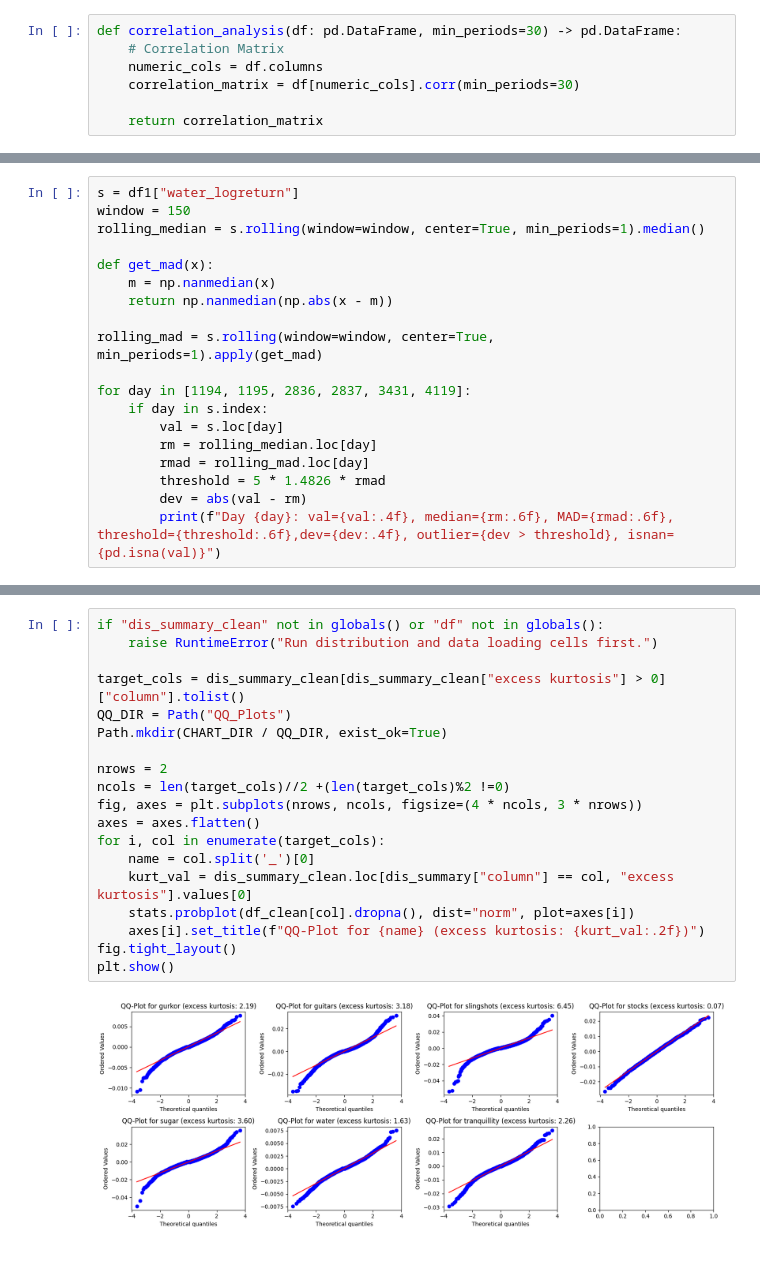
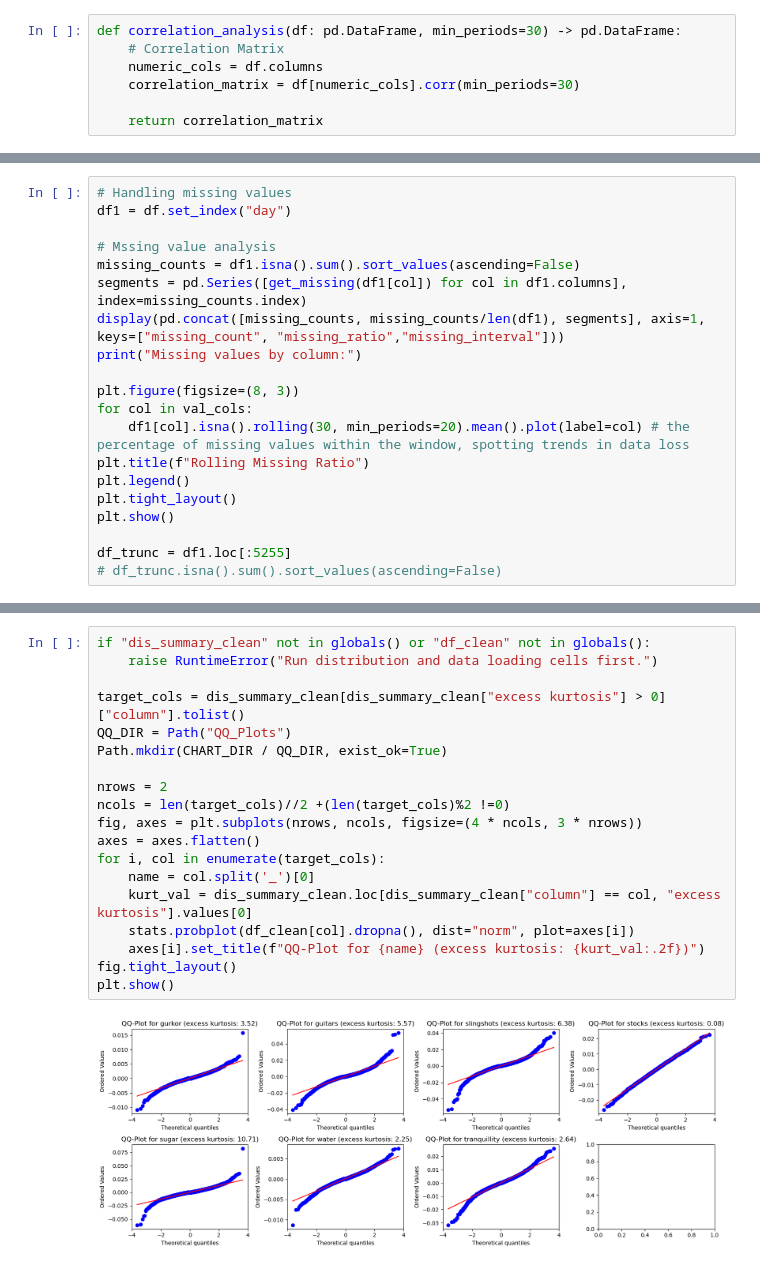
Before and after one commit to ericsangberg1/finanical-ts-analysis, a Jupyter notebook: data_analysis.ipynb, the cells around one changed output, grey strips where cells are left out. Cells and saved outputs as stored; diff of their text form.

Commit message:
corrections on cleaning and update the results

```diff
--- a/data_analysis.ipynb
+++ b/data_analysis.ipynb
@@ -168,0 +178,20 @@ plt.show()
+# %%
+# Handling missing values
+df1 = df.set_index("day")
+
+# Mssing value analysis
+missing_counts = df1.isna().sum().sort_values(ascending=False)
+segments = pd.Series([get_missing(df1[col]) for col in df1.columns], index=missing_counts.index)
+display(pd.concat([missing_counts, missing_counts/len(df1), segments], axis=1, keys=["missing_count", "missing_ratio","missing_interval"]))
+print("Missing values by column:")
+
+plt.figure(figsize=(8, 3))
+for col in val_cols:
+    df1[col].isna().rolling(30, min_periods=20).mean().plot(label=col) # the percentage of missing values within the window, spotting trends in data loss
+plt.title(f"Rolling Missing Ratio")
+plt.legend()
+plt.tight_layout()
+plt.show()
+
+df_trunc = df1.loc[:5255]
+# df_trunc.isna().sum().sort_values(ascending=False)
@@ -174,19 +216,0 @@ To ensure data integrity, detected outliers were flagged and replaced with NaNs,
-# %%
-s = df1["water_logreturn"]
-window = 150
-rolling_median = s.rolling(window=window, center=True, min_periods=1).median()
-
-def get_mad(x):
-    m = np.nanmedian(x)
-    return np.nanmedian(np.abs(x - m))
-
-rolling_mad = s.rolling(window=window, center=True, min_periods=1).apply(get_mad)
-
-for day in [1194, 1195, 2836, 2837, 3431, 4119]:
-    if day in s.index:
-        val = s.loc[day]
-        rm = rolling_median.loc[day]
-        rmad = rolling_mad.loc[day]
-        threshold = 5 * 1.4826 * rmad
-        dev = abs(val - rm)
-        print(f"Day {day}: val={val:.4f}, median={rm:.6f}, MAD={rmad:.6f}, threshold={threshold:.6f},dev={dev:.4f}, outlier={dev > threshold}, isnan={pd.isna(val)}")
@@ -442,21 +448,21 @@ We further utilizing Quantile-quantile plots to help visualize the static distri
 # %%
-if "dis_summary_clean" not in globals() or "df" not in globals():
+if "dis_summary_clean" not in globals() or "df_clean" not in globals():
     raise RuntimeError("Run distribution and data loading cells first.")
 
 target_cols = dis_summary_clean[dis_summary_clean["excess kurtosis"] > 0]["column"].tolist()
 QQ_DIR = Path("QQ_Plots")
 Path.mkdir(CHART_DIR / QQ_DIR, exist_ok=True)
 
 nrows = 2
 ncols = len(target_cols)//2 +(len(target_cols)%2 !=0)
 fig, axes = plt.subplots(nrows, ncols, figsize=(4 * ncols, 3 * nrows))
 axes = axes.flatten()
 for i, col in enumerate(target_cols):
     name = col.split('_')[0]
-    kurt_val = dis_summary_clean.loc[dis_summary["column"] == col, "excess kurtosis"].values[0]
+    kurt_val = dis_summary_clean.loc[dis_summary_clean["column"] == col, "excess kurtosis"].values[0]
     stats.probplot(df_clean[col].dropna(), dist="norm", plot=axes[i])
     axes[i].set_title(f"QQ-Plot for {name} (excess kurtosis: {kurt_val:.2f})")
 fig.tight_layout()
 plt.show()
 # %% [output]
-[figure, old version]
+[figure, new version]
```
Also changed, not shown: parts of 30 cells of this notebook.
